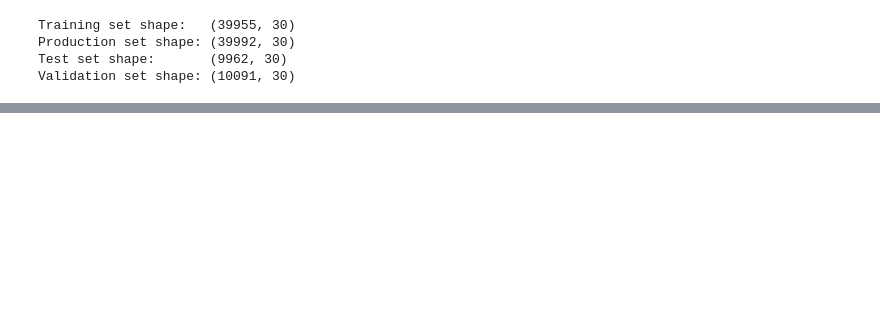
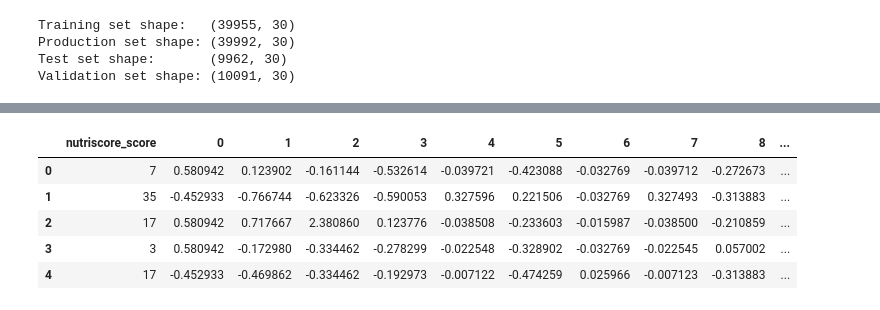
Before and after one commit to apmalinsky/AAI-540-FinalProject, a Jupyter notebook: 04_ModelBuilding.ipynb, the cells around one changed output, grey strips where cells are left out. Drawn from its saved outputs; the diff is of its cells as text; code cells hidden in the pictures; blank space fills up the shorter version.

```diff
--- a/04_ModelBuilding.ipynb
+++ b/04_ModelBuilding.ipynb
@@ -133,2 +179,16 @@ train_df.head(3)
 # %%
 # Perform Standardization scaling for regression (ONLY ON TRAINING DATA)
+
+# Define the preprocessing pipeline
+preprocessing_pipeline = Pipeline([
+    ('scaler', StandardScaler())
+])
+
+# Fit the pipeline on the training data
+X_train_scaled = preprocessing_pipeline.fit_transform(X_train)
+X_test_scaled = preprocessing_pipeline.transform(X_test)
+X_val_scaled = preprocessing_pipeline.transform(X_val)
+X_prod_scaled = preprocessing_pipeline.transform(X_prod)
+
+# View scaled training data samples
+print(X_train_scaled[:3])
@@ -134,0 +208,27 @@ train_df.head(3)
+# %%
+# Prepare data splits for upload
+# Convert scaled splits back into dataframe.
+# We also need to set the target as the first column.
+# This is required by the SageMaker XGBoost algorithm.
+
+X_train_df = pd.DataFrame(X_train_scaled)
+train_upload_df = pd.concat([pd.DataFrame(y_train).reset_index(drop=True), X_train_df], axis=1)
+
+X_test_df = pd.DataFrame(X_test_scaled)
+test_upload_df = pd.concat([pd.DataFrame(y_test).reset_index(drop=True), X_test_df], axis=1)
+
+X_val_df = pd.DataFrame(X_val_scaled)
+val_upload_df = pd.concat([pd.DataFrame(y_val).reset_index(drop=True), X_val_df], axis=1)
+
+X_prod_df = pd.DataFrame(X_prod_scaled)
+prod_upload_df = pd.concat([pd.DataFrame(y_prod).reset_index(drop=True), X_prod_df], axis=1)
+
+# View scaled training data samples
+train_upload_df.head()
+# %% [output]
+|  | nutriscore_score | 0 | 1 | 2 | 3 | 4 | 5 | 6 | 7 | 8 | ... |
+| 0 | 7 | 0.580942 | 0.123902 | -0.161144 | -0.532614 | -0.039721 | -0.423088 | -0.032769 | -0.039712 | -0.272673 | ... |
+| 1 | 35 | -0.452933 | -0.766744 | -0.623326 | -0.590053 | 0.327596 | 0.221506 | -0.032769 | 0.327493 | -0.313883 | ... |
+| 2 | 17 | 0.580942 | 0.717667 | 2.380860 | 0.123776 | -0.038508 | -0.233603 | -0.015987 | -0.038500 | -0.210859 | ... |
+| 3 | 3 | 0.580942 | -0.172980 | -0.334462 | -0.278299 | -0.022548 | -0.328902 | -0.032769 | -0.022545 | 0.057002 | ... |
+| 4 | 17 | -0.452933 | -0.469862 | -0.334462 | -0.192973 | -0.007122 | -0.474259 | 0.025966 | -0.007123 | -0.313883 | ... |
```
Also changed, not shown: parts of 28 cells of this notebook, 1 other file.
